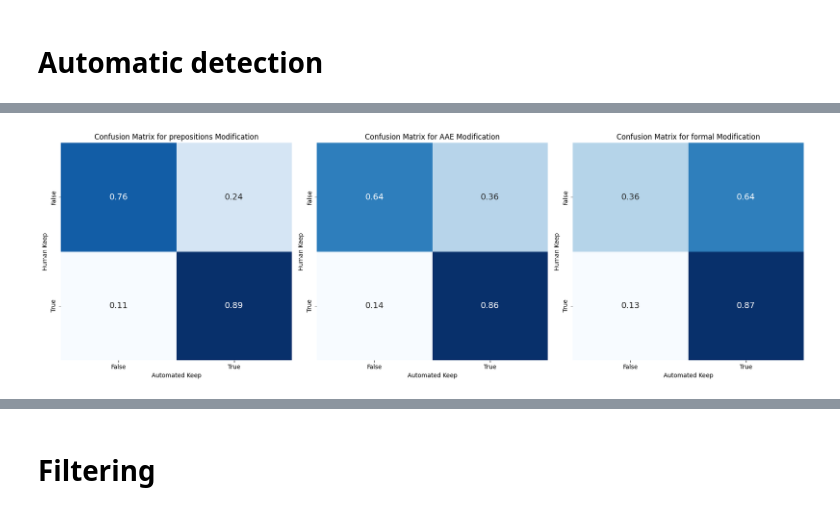
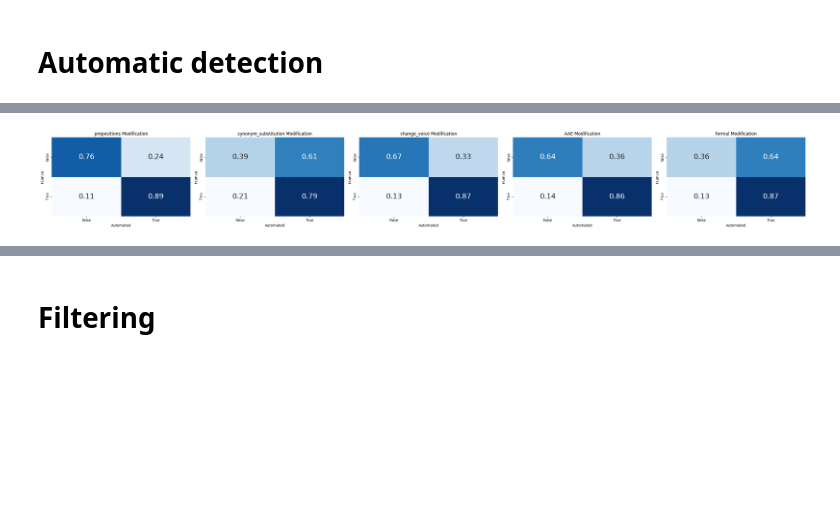
Before and after one commit to bekahma/augment_framework, a Jupyter notebook: notebooks/annotation_analysis.ipynb, the cells around one changed output, grey strips where cells are left out. Cells and saved outputs as stored; diff of their text form; code cells hidden in the pictures; blank space fills up the shorter version.

```diff
--- a/notebooks/annotation_analysis.ipynb
+++ b/notebooks/annotation_analysis.ipynb
@@ -240,6 +246,30 @@ def stem_list(words):
 def compare_stems(row):
     '''For prepositions modification, check if the lemmas of wrong added and wrong removed are identical'''
     return stem_list(row['wrong_added']) == stem_list(row['wrong_removed'])
+
+from sentence_transformers import SentenceTransformer, util
+syn_model = SentenceTransformer('all-MiniLM-L6-v2')
+
+# helper function for evaluating cosine similarity
+def syn_cosine(row):
+    added_words = row['added_words']
+    removed_words = row['removed_words']
+
+    added_embeddings = syn_model.encode(added_words, convert_to_tensor=True)
+    removed_embeddings = syn_model.encode(removed_words, convert_to_tensor=True)
+
+    # Compute cosine similarity matrix
+    cosine_scores = util.cos_sim(added_embeddings, removed_embeddings)  # shape: (len(added), len(removed))
+    return cosine_scores.mean().item() # note: computing average because 1 word that is mismatched by a lot should be penalized more (change of meaning)
+
+def seq_matcher(sent1, sent2):
+    doc1 = nlp(sent1)
+    doc2 = nlp(sent2)
+    pos_original = [token.pos_ for token in doc1 if not token.is_stop and token.is_alpha]
+    pos_paraphrase = [token.pos_ for token in doc2 if not token.is_stop and token.is_alpha]
+    matcher = difflib.SequenceMatcher(None, pos_original, pos_paraphrase)
+    seq_ratio = matcher.ratio()
+    return seq_ratio
 # %%
 # Function to apply rules based on modification type
 def apply_automated_keep(row):
@@ -261,34 +291,44 @@ def apply_automated_keep(row):
                 & (row['perplexity_ratio'] < 2)
                 & (row['sbert_score'] > 0.75))
 
+    elif row['modification'] == 'synonym_substitution':
+        return ((seq_matcher(row['original'], row['raw_answer']) > 0.8)
+                &(row['perplexity_ratio'] < 2.5)
+                & (row['sbert_score'] > 0.85))
+
+    elif row['modification'] == 'change_voice':
+        return ((row['perplexity_ratio'] < 1.8)
+                & (row['bert_score'] > 0.93)
+                & (row['sbert_score'] > 0.90))
+
     return False
 # %%
 all_annotated_df['automated_keep'] = all_annotated_df.apply(apply_automated_keep, axis=1)
 # %%
 # Loop over unique modification types and plot confusion matrices
 modifications = all_annotated_df['modification'].unique()
 
 # Set up the plot grid (one row per modification type)
-fig, axes = plt.subplots(1, len(modifications), figsize=(6 * len(modifications), 6))
+fig, axes = plt.subplots(1, len(modifications), figsize=(6 * len(modifications), 4))
 
 for ax, modification in zip(axes, modifications):
     # Filter dataframe for the specific modification
     mod_df = all_annotated_df[all_annotated_df['modification'] == modification]
 
     # Create confusion matrix
     conf_matrix = pd.crosstab(mod_df['keep'], mod_df['automated_keep'], rownames=['Human'], colnames=['Automated'], normalize='index')
 
     # Plot heatmap
-    sns.heatmap(conf_matrix, annot=True, fmt='.2f', cmap='Blues', cbar=False, ax=ax, annot_kws={'size': 14})
-    ax.set_title(f'Confusion Matrix for {modification} Modification')
-    ax.set_xlabel('Automated Keep')
-    ax.set_ylabel('Human Keep')
+    sns.heatmap(conf_matrix, annot=True, fmt='.2f', cmap='Blues', cbar=False, ax=ax, annot_kws={'size': 20})
+    ax.set_title(f'{modification} Modification')
+    #ax.set_xlabel('Automated Keep')
+    #ax.set_ylabel('Human Keep')
 
 # Adjust layout for better spacing
 plt.tight_layout()
 plt.show()
 # %% [output]
-[figure, old version]
+[figure, new version]
 # %%
 # Performance Metrics
 modifications = all_annotated_df['modification'].unique()
```
Also changed, not shown: parts of 9 cells of this notebook, 6 other files.
